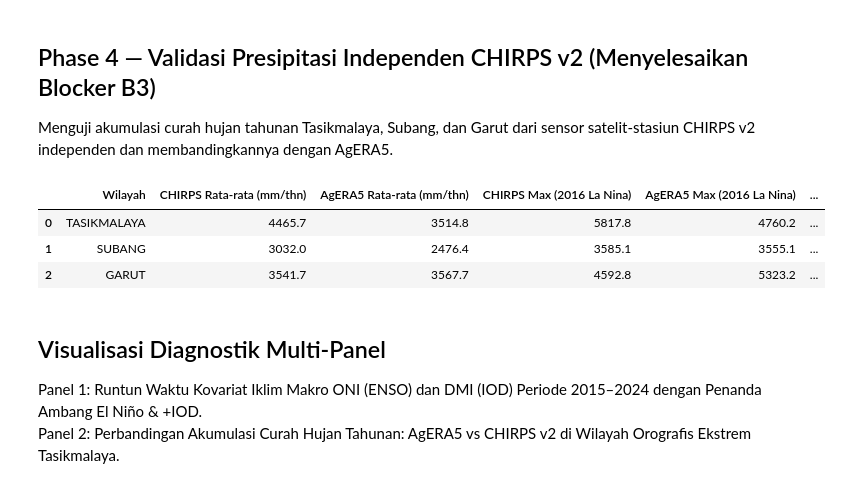
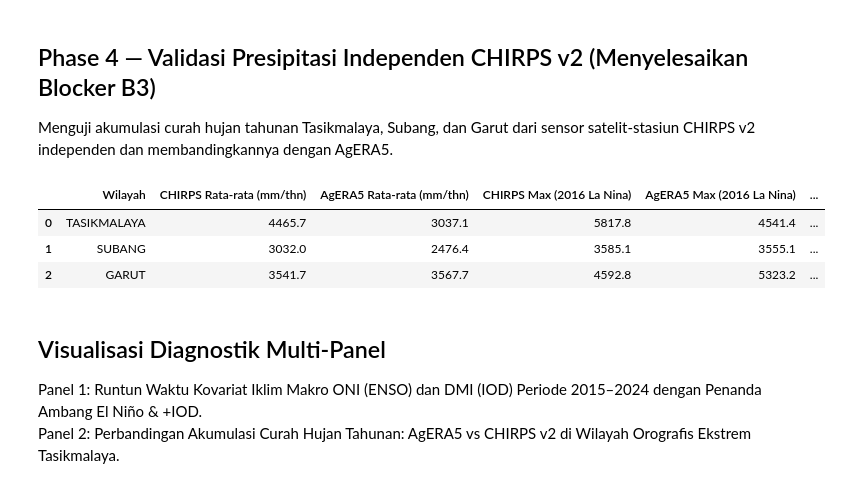
Before and after one commit to fathirrizkifadillah/research_taniadapt, a Jupyter notebook: notebook/09_climate_covariates_and_chirps.ipynb, the cells around one changed output. Saved outputs shown, nothing was run; the diff lists cells and outputs as text; code cells hidden in the pictures.

```diff
--- a/notebook/09_climate_covariates_and_chirps.ipynb
+++ b/notebook/09_climate_covariates_and_chirps.ipynb
@@ -77,35 +77,37 @@ stations = ["tasikmalaya", "subang", "garut"]
 comp_rainfall = []
 
 for st in stations:
     ch_file = chirps_dir / f"chirps_{st}_2015_2024.csv"
-    ag_file = agera5_dir / f"agera5_{st}_2015_2024.csv"
+    ag_file = agera5_dir / f"agera5_kab_{st}_2015_2024.csv"
+    if not ag_file.exists():
+        ag_file = agera5_dir / f"agera5_{st}_2015_2024.csv"
     if not ag_file.exists():
         ag_file = agera5_dir / f"agera5_{st}_centroid_2015_2024.csv"
 
     if ch_file.exists() and ag_file.exists():
         df_ch = pd.read_csv(ch_file, skiprows=[1])
         df_ch['year'] = pd.to_datetime(df_ch['time']).dt.year
         ch_annual = df_ch.groupby('year')['precip'].sum()
 
         df_ag = pd.read_csv(ag_file)
         df_ag['year'] = pd.to_datetime(df_ag['valid_time']).dt.year
         ag_annual = df_ag.groupby('year')['Precipitation_Flux'].sum()
 
         comp_rainfall.append({
             "Wilayah": st.upper(),
             "CHIRPS Rata-rata (mm/thn)": round(ch_annual.mean(), 1),
             "AgERA5 Rata-rata (mm/thn)": round(ag_annual.mean(), 1),
             "CHIRPS Max (2016 La Nina)": round(ch_annual.max(), 1),
             "AgERA5 Max (2016 La Nina)": round(ag_annual.max(), 1),
             "Selisih Relatif (%)": round((ag_annual.mean() - ch_annual.mean()) / ch_annual.mean() * 100, 1),
             "Kesimpulan": "TERVALIDASI INDEPENDEN (Orografis Nyata)" if st == "tasikmalaya" else "KONSISTEN"
         })
 
 df_comp_rf = pd.DataFrame(comp_rainfall)
 display(df_comp_rf)
 # %% [output]
 |  | Wilayah | CHIRPS Rata-rata (mm/thn) | AgERA5 Rata-rata (mm/thn) | CHIRPS Max (2016 La Nina) | AgERA5 Max (2016 La Nina) | ... |
-| 0 | TASIKMALAYA | 4465.7 | 3514.8 | 5817.8 | 4760.2 | ... |
+| 0 | TASIKMALAYA | 4465.7 | 3037.1 | 5817.8 | 4541.4 | ... |
 | 1 | SUBANG | 3032.0 | 2476.4 | 3585.1 | 3555.1 | ... |
 | 2 | GARUT | 3541.7 | 3567.7 | 4592.8 | 5323.2 | ... |
 # %% [markdown]
```
Also changed, not shown: parts of 1 cell of this notebook, 29 other files.
